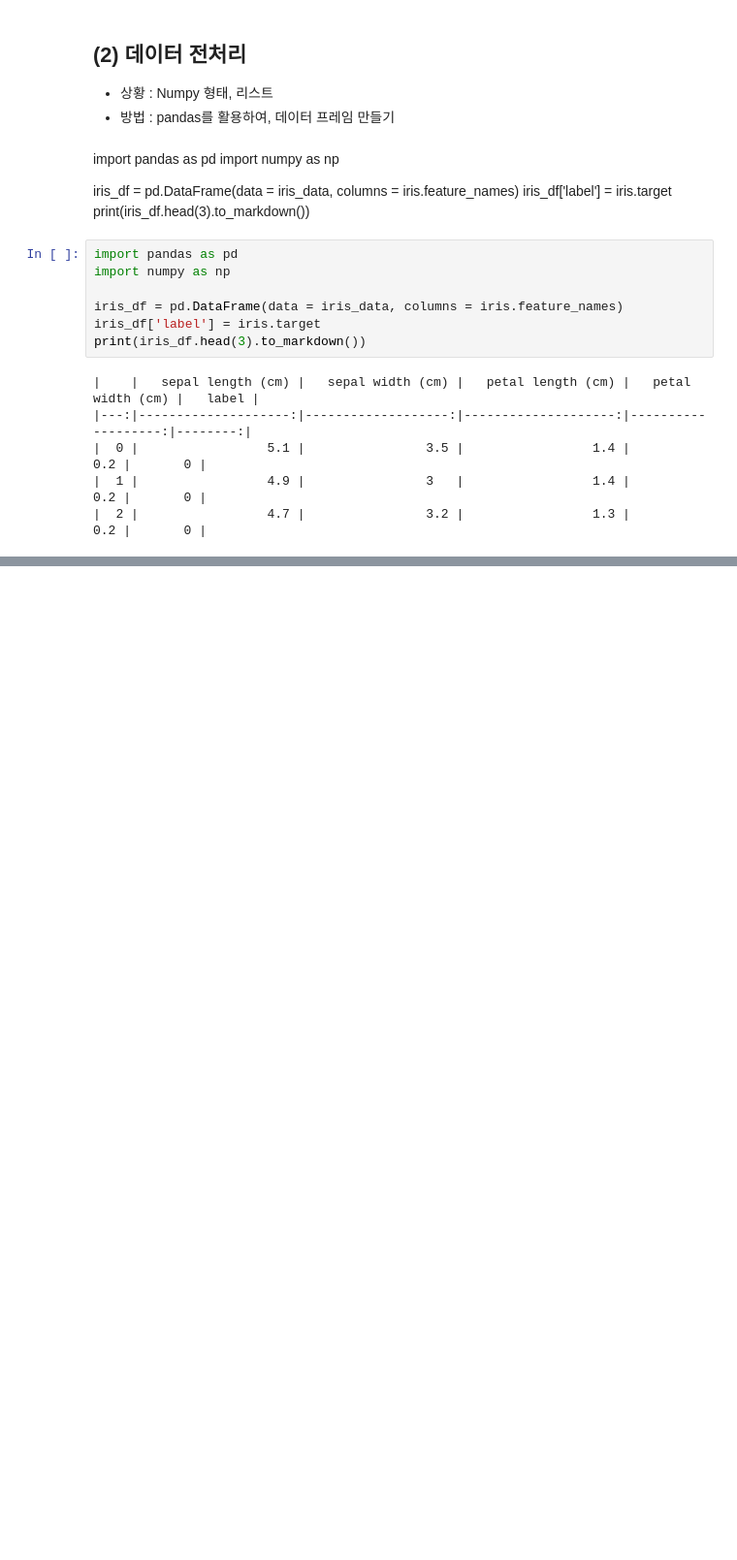
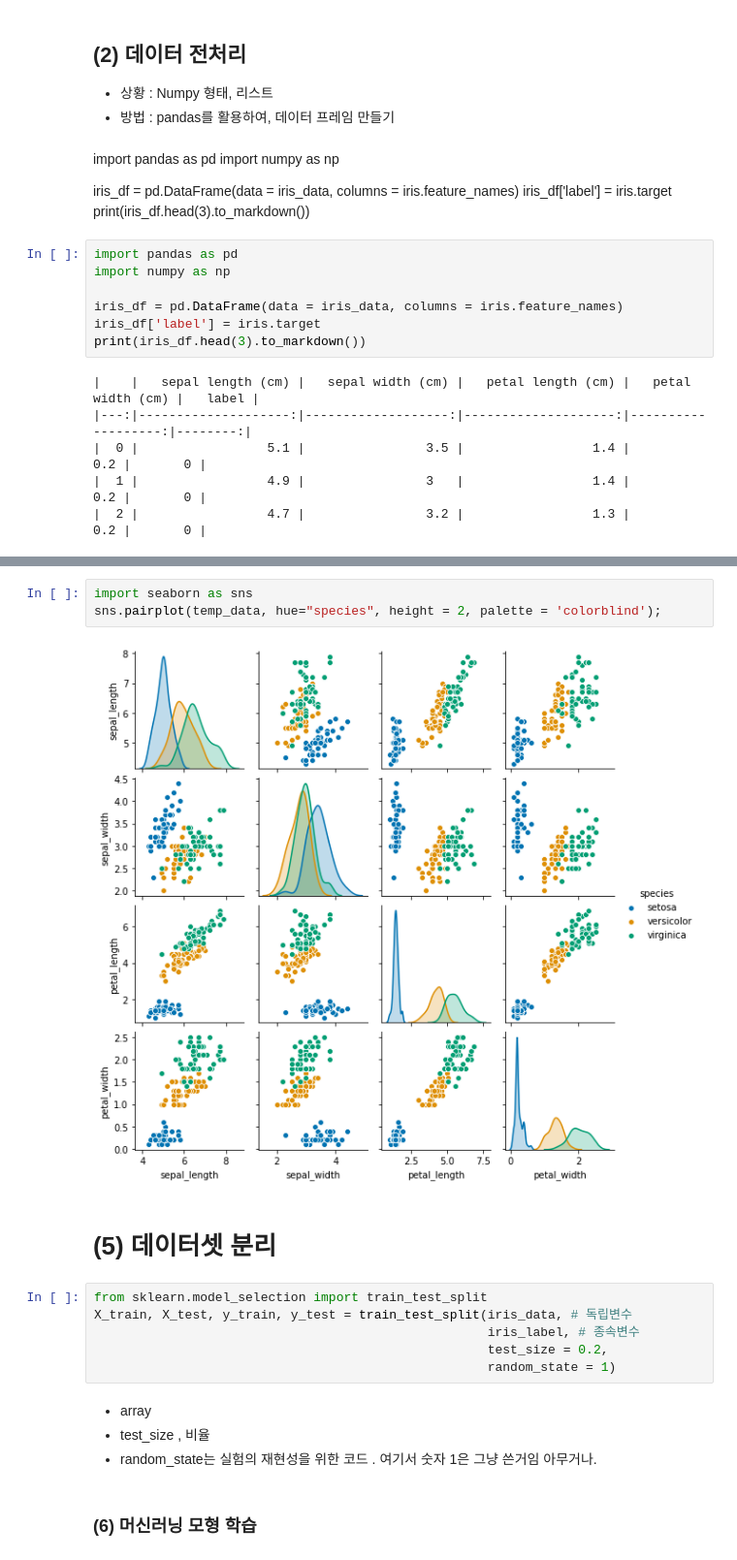
Before and after one commit to kcy919/ml_edu, a Jupyter notebook: ml_clf/0818_ml_iris_sample.ipynb, the cells around one changed output, grey strips where cells are left out. Shown at 97% size. Cells and saved outputs as stored; diff of their text form; blank space fills up the shorter version.

```diff
--- a/ml_clf/0818_ml_iris_sample.ipynb
+++ b/ml_clf/0818_ml_iris_sample.ipynb
@@ -84,0 +127,19 @@ df_iris
+# %%
+import seaborn as sns
+sns.pairplot(temp_data, hue="species", height = 2, palette = 'colorblind');
+# %% [output]
+[figure, added]
+# %% [markdown]
+# (5) 데이터셋 분리
+# %%
+from sklearn.model_selection import train_test_split
+X_train, X_test, y_train, y_test = train_test_split(iris_data, # 독립변수
+                                                    iris_label, # 종속변수
+                                                    test_size = 0.2,
+                                                    random_state = 1)
+# %% [markdown]
+- array
+- test_size , 비율
+- random_state는 실험의 재현성을 위한 코드 . 여기서 숫자 1은 그냥 쓴거임 아무거나.
+# %% [markdown]
+### (6) 머신러닝 모형 학습
```
Also changed, not shown: parts of 13 cells of this notebook.
